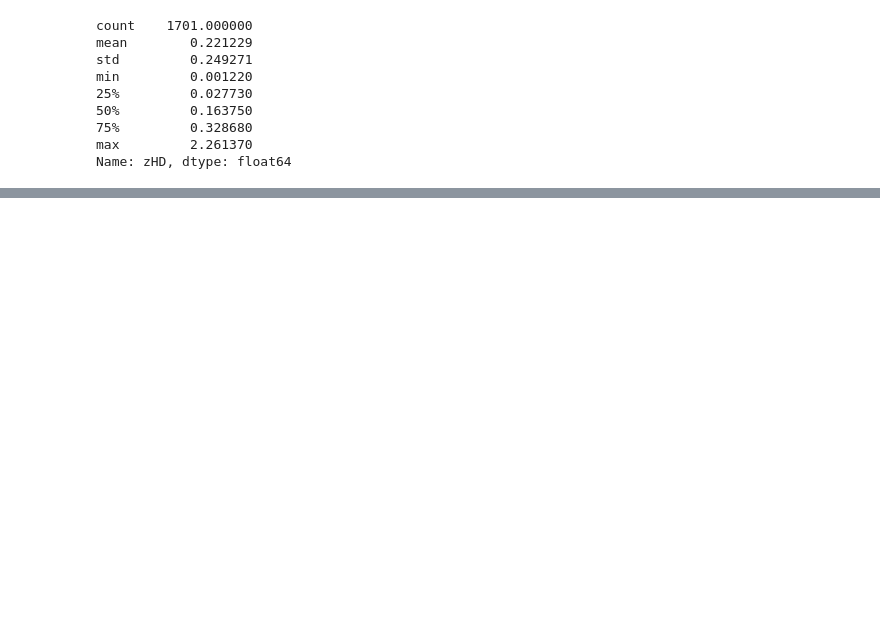
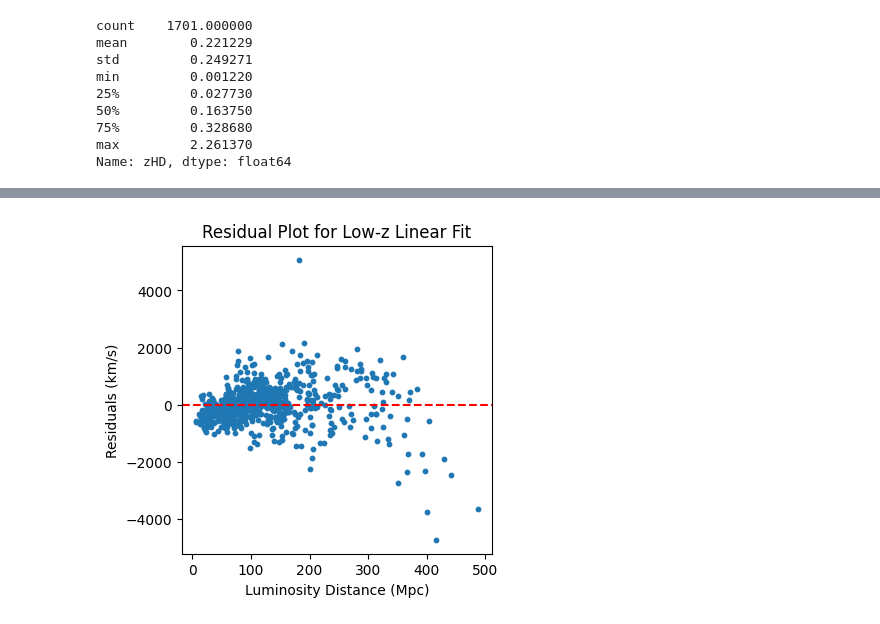
Before and after one commit to INFO523-Fall25-101-201/final-project-karina-munoz, a Jupyter notebook: notebooks/02_eda.ipynb, the cells around one changed output, grey strips where cells are left out. Saved outputs shown, nothing was run; the diff lists cells and outputs as text; code cells hidden in the pictures; blank space fills up the shorter version.

```diff
--- a/notebooks/02_eda.ipynb
+++ b/notebooks/02_eda.ipynb
@@ -70,0 +116,16 @@ Name: zHD, dtype: float64
+# %%
+# Compute predictions
+y_pred = model.predict(x)
+
+# Residuals
+residuals = y - y_pred
+
+plt.figure(figsize=(4,4))
+plt.scatter(df_low_z["d_L_Mpc"], residuals, s=10)
+plt.axhline(0, color='red', linestyle='--')
+plt.xlabel("Luminosity Distance (Mpc)")
+plt.ylabel("Residuals (km/s)")
+plt.title("Residual Plot for Low-z Linear Fit")
+plt.show()
+# %% [output]
+[figure, added]
```
Also changed, not shown: parts of 10 cells of this notebook, 3 other files.
